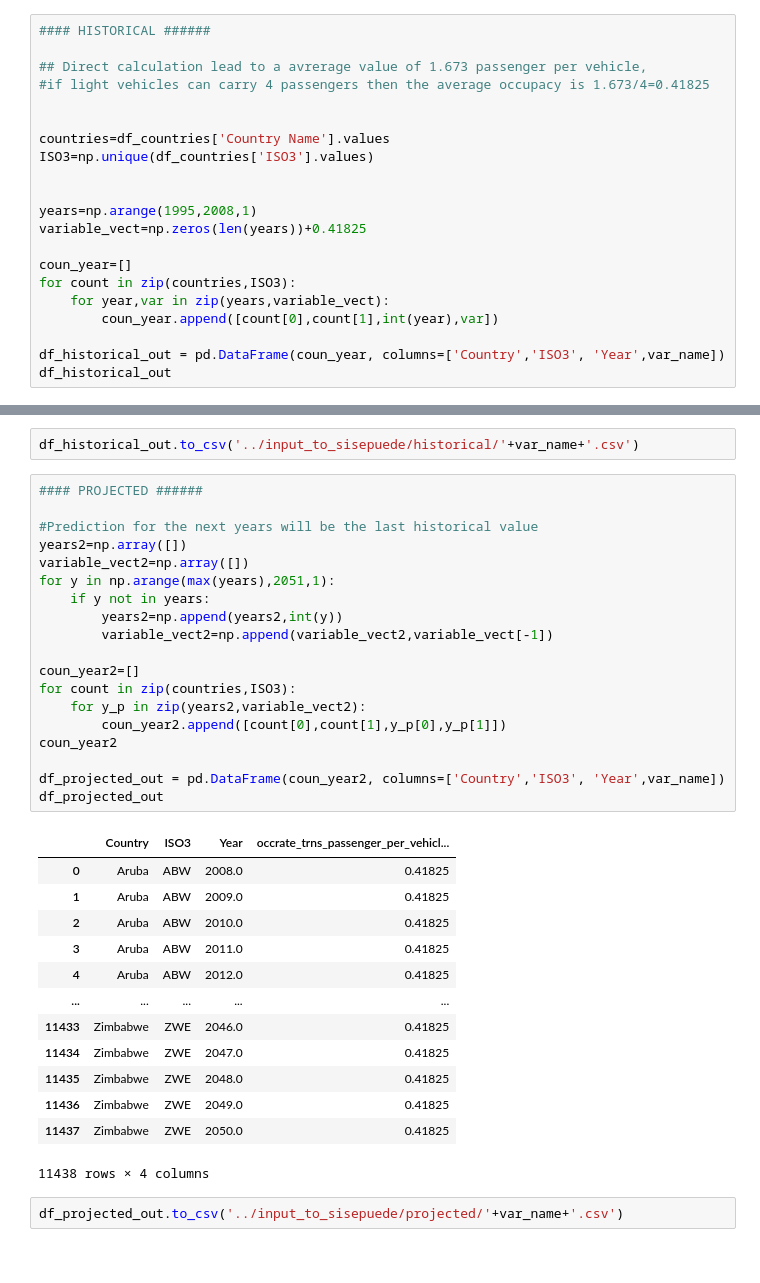
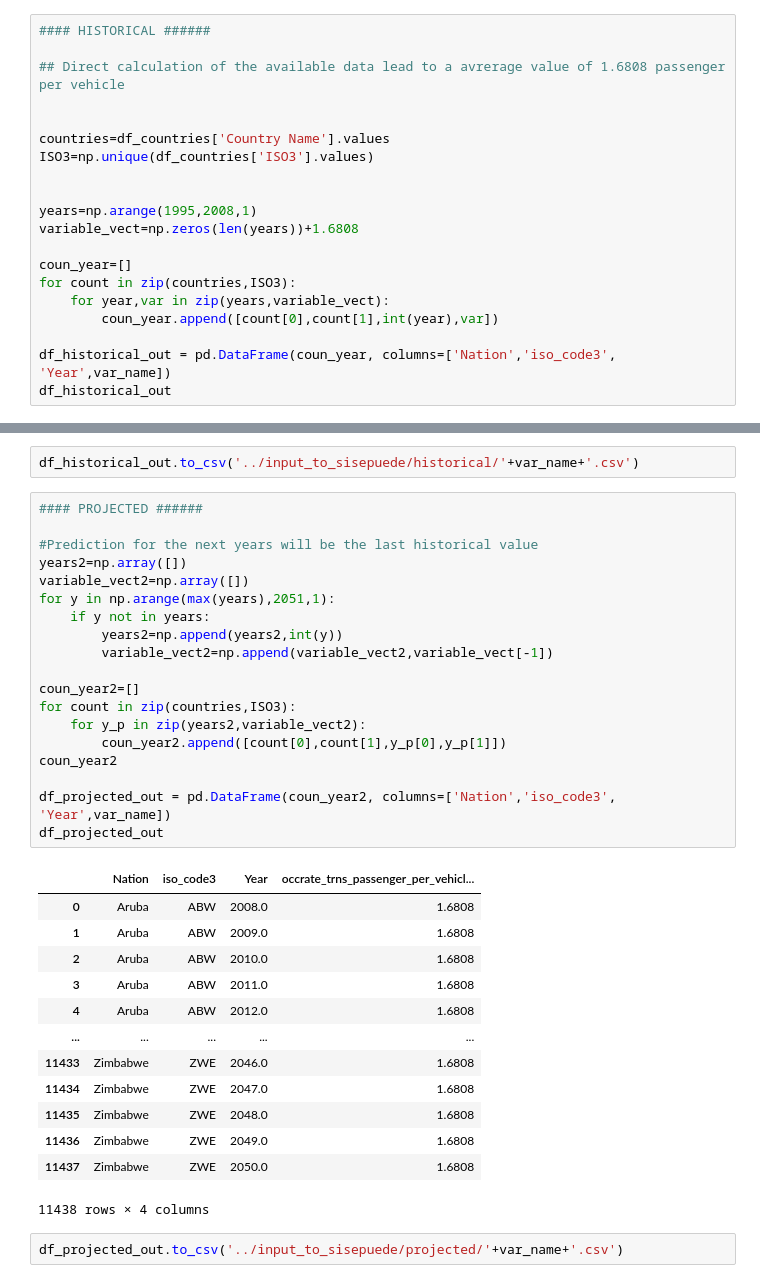
Before and after one commit to milocortes/sisepuede_data, a Jupyter notebook: Energy/occrate_trns_passenger_per_vehicle_road_light/src/Process_occrate_trns_passenger_per_vehicle_road_light.ipynb, the cells around one changed output, grey strips where cells are left out. Cells and saved outputs as stored; diff of their text form.

```diff
--- a/Energy/occrate_trns_passenger_per_vehicle_road_light/src/Process_occrate_trns_passenger_per_vehicle_road_light.ipynb
+++ b/Energy/occrate_trns_passenger_per_vehicle_road_light/src/Process_occrate_trns_passenger_per_vehicle_road_light.ipynb
@@ -65,8 +65,7 @@ df_data_copy.fillna(0)
 # %%
 #### HISTORICAL ######
 
-## Direct calculation lead to a avrerage value of 1.673 passenger per vehicle,
-#if light vehicles can carry 4 passengers then the average occupacy is 1.673/4=0.41825
+## Direct calculation of the available data lead to a avrerage value of 1.6808 passenger per vehicle
 
 
 countries=df_countries['Country Name'].values
@@ -74,13 +73,13 @@ ISO3=np.unique(df_countries['ISO3'].values)
 
 
 years=np.arange(1995,2008,1)
-variable_vect=np.zeros(len(years))+0.41825
+variable_vect=np.zeros(len(years))+1.6808
 
 coun_year=[]
 for count in zip(countries,ISO3):
     for year,var in zip(years,variable_vect):
         coun_year.append([count[0],count[1],int(year),var])
 
-df_historical_out = pd.DataFrame(coun_year, columns=['Country','ISO3', 'Year',var_name])
+df_historical_out = pd.DataFrame(coun_year, columns=['Nation','iso_code3', 'Year',var_name])
 df_historical_out
 # %% [output]
@@ -102,35 +101,35 @@ df_historical_out.to_csv('../input_to_sisepuede/historical/'+var_name+'.csv')
 # %%
 #### PROJECTED ######
 
 #Prediction for the next years will be the last historical value
 years2=np.array([])
 variable_vect2=np.array([])
 for y in np.arange(max(years),2051,1):
     if y not in years:
         years2=np.append(years2,int(y))
         variable_vect2=np.append(variable_vect2,variable_vect[-1])
 
 coun_year2=[]
 for count in zip(countries,ISO3):
     for y_p in zip(years2,variable_vect2):
         coun_year2.append([count[0],count[1],y_p[0],y_p[1]])
 coun_year2
 
-df_projected_out = pd.DataFrame(coun_year2, columns=['Country','ISO3', 'Year',var_name])
+df_projected_out = pd.DataFrame(coun_year2, columns=['Nation','iso_code3', 'Year',var_name])
 df_projected_out
 # %% [output]
-|  | Country | ISO3 | Year | occrate_trns_passenger_per_vehicl... |
-| 0 | Aruba | ABW | 2008.0 | 0.41825 |
-| 1 | Aruba | ABW | 2009.0 | 0.41825 |
-| 2 | Aruba | ABW | 2010.0 | 0.41825 |
-| 3 | Aruba | ABW | 2011.0 | 0.41825 |
-| 4 | Aruba | ABW | 2012.0 | 0.41825 |
+|  | Nation | iso_code3 | Year | occrate_trns_passenger_per_vehicl... |
+| 0 | Aruba | ABW | 2008.0 | 1.6808 |
+| 1 | Aruba | ABW | 2009.0 | 1.6808 |
+| 2 | Aruba | ABW | 2010.0 | 1.6808 |
+| 3 | Aruba | ABW | 2011.0 | 1.6808 |
+| 4 | Aruba | ABW | 2012.0 | 1.6808 |
 | ... | ... | ... | ... | ... |
-| 11433 | Zimbabwe | ZWE | 2046.0 | 0.41825 |
-| 11434 | Zimbabwe | ZWE | 2047.0 | 0.41825 |
-| 11435 | Zimbabwe | ZWE | 2048.0 | 0.41825 |
-| 11436 | Zimbabwe | ZWE | 2049.0 | 0.41825 |
-| 11437 | Zimbabwe | ZWE | 2050.0 | 0.41825 |
+| 11433 | Zimbabwe | ZWE | 2046.0 | 1.6808 |
+| 11434 | Zimbabwe | ZWE | 2047.0 | 1.6808 |
+| 11435 | Zimbabwe | ZWE | 2048.0 | 1.6808 |
+| 11436 | Zimbabwe | ZWE | 2049.0 | 1.6808 |
+| 11437 | Zimbabwe | ZWE | 2050.0 | 1.6808 |
 11438 rows × 4 columns
 # %%
 df_projected_out.to_csv('../input_to_sisepuede/projected/'+var_name+'.csv')
```
Also changed, not shown: parts of 1 cell of this notebook, 34 other files.
